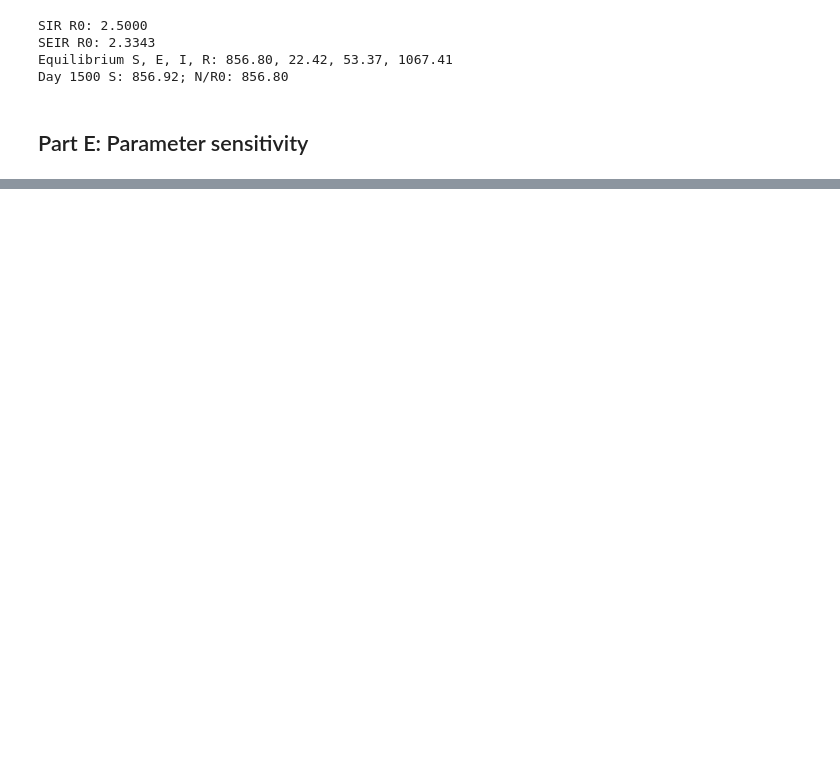
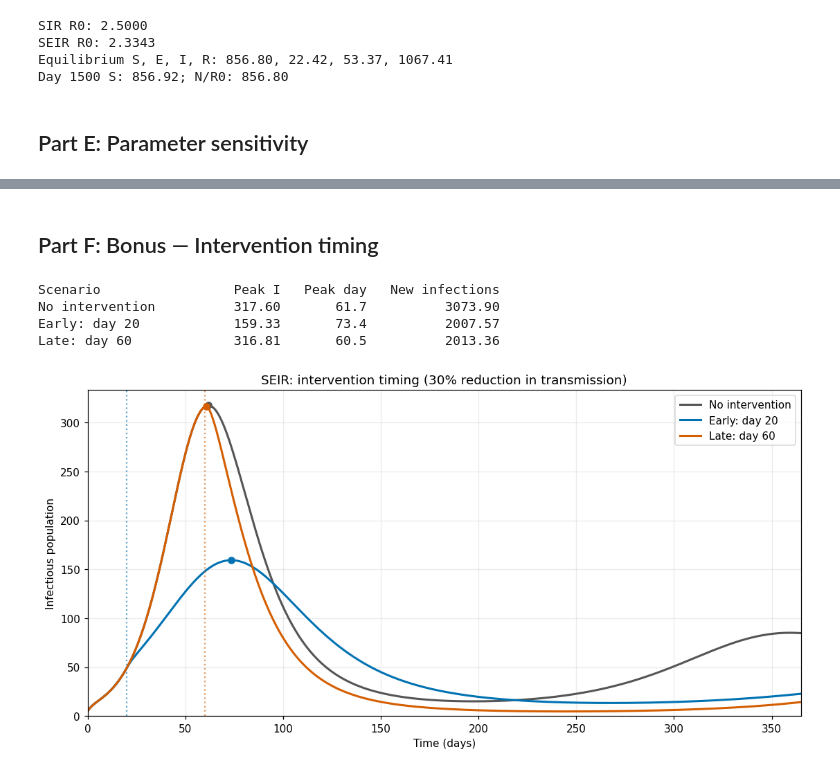
Before and after one commit to OliverSun0106/BMI500-HW1-SIR-SEIR, a Jupyter notebook: HW1_SIR_SEIR.ipynb, the cells around one changed output, grey strips where cells are left out. Drawn from its saved outputs; the diff is of its cells as text; code cells hidden in the pictures; blank space fills up the shorter version.

```diff
--- a/HW1_SIR_SEIR.ipynb
+++ b/HW1_SIR_SEIR.ipynb
@@ -293,0 +324,59 @@ plt.show()
+# %% [markdown]
+## Part F: Bonus — Intervention timing
+# %%
+from pathlib import Path
+
+
+def run_intervention(start_day=None, step_size=dt):
+    t = np.linspace(0, 365, round(365 / step_size) + 1)
+    populations = np.zeros((len(t), 4))
+    populations[0] = [S0_seir, E0_seir, I0_seir, R0_seir_initial]
+    cumulative = np.zeros(len(t))
+
+    for k in range(len(t) - 1):
+        # The intervention starts at the beginning of this Euler step.
+        current_beta = beta
+        if start_day is not None and t[k] >= start_day:
+            current_beta = 0.7 * beta
+
+        S_f, E_f, I_f, R_f = populations[k]
+        rates = seir_model(S_f, E_f, I_f, R_f,
+                           current_beta, gamma, sigma, mu)
+        populations[k + 1] = populations[k] + step_size * np.array(rates)
+        cumulative[k + 1] = cumulative[k] + current_beta * S_f * I_f * step_size
+
+    assert np.allclose(populations.sum(axis=1), N, rtol=0, atol=1e-9)
+    assert np.isfinite(populations).all() and (populations >= 0).all()
+    return t, populations, cumulative
+
+
+scenarios = [("No intervention", None), ("Early: day 20", 20), ("Late: day 60", 60)]
+intervention_results = {}
+fig, ax = plt.subplots(figsize=(10, 5), constrained_layout=True)
+colors = ["#555555", "#0072B2", "#D55E00"]
+
+print(f"{'Scenario':<20} {'Peak I':>10} {'Peak day':>10} {'New infections':>16}")
+for (label, start_day), color in zip(scenarios, colors):
+    t_f, populations, cumulative = run_intervention(start_day)
+    intervention_results[label] = (t_f, populations, cumulative)
+    infected = populations[:, 2]
+    peak = np.argmax(infected)
+    print(f"{label:<20} {infected[peak]:>10.2f} {t_f[peak]:>10.1f} {cumulative[-1]:>16.2f}")
+    ax.plot(t_f, infected, label=label, color=color, linewidth=2)
+    ax.plot(t_f[peak], infected[peak], "o", color=color)
+    if start_day is not None:
+        ax.axvline(start_day, color=color, linestyle=":", alpha=0.6)
+
+ax.set(title="SEIR: intervention timing (30% reduction in transmission)",
+       xlabel="Time (days)", ylabel="Infectious population", xlim=(0, 365), ylim=(0, None))
+ax.legend()
+ax.grid(alpha=0.25)
+Path("figures").mkdir(exist_ok=True)
+fig.savefig("figures/intervention_timing.png", dpi=180, bbox_inches="tight")
+plt.show()
+# %% [output]
+Scenario                 Peak I   Peak day   New infections
+No intervention          317.60       61.7          3073.90
+Early: day 20            159.33       73.4          2007.57
+Late: day 60             316.81       60.5          2013.36
+[figure, added]
```
Also changed, not shown: parts of 5 cells of this notebook, 4 other files.
